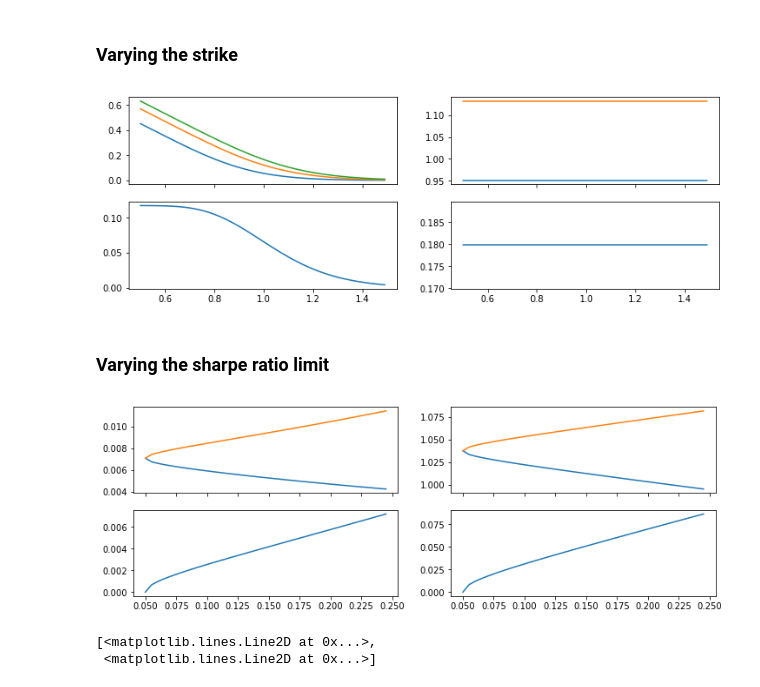
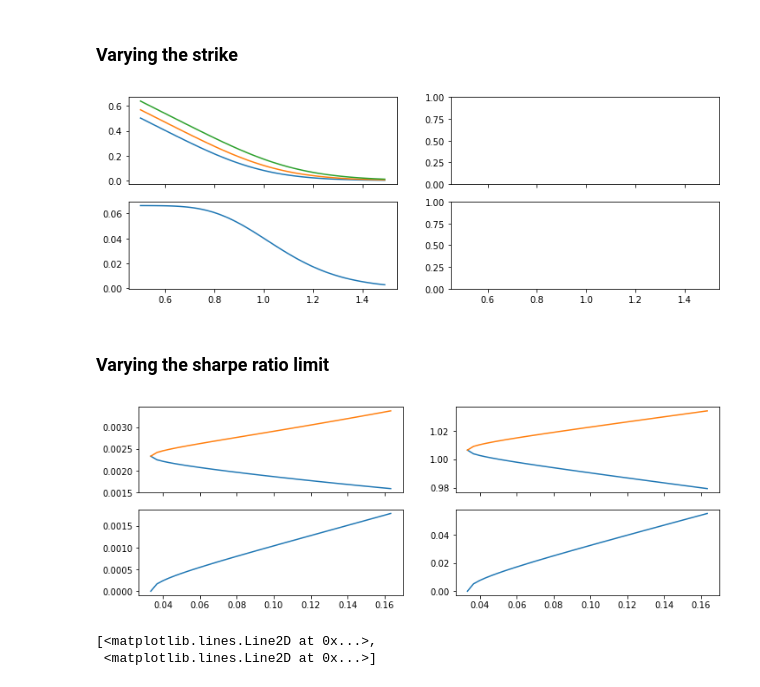
Before and after one commit to sebasv/thesis, a Jupyter notebook: Simulations.ipynb, the cells around one changed output. Drawn from its saved outputs; the diff is of its cells as text; code cells hidden in the pictures.

```diff
--- a/Simulations.ipynb
+++ b/Simulations.ipynb
@@ -25,17 +25,17 @@ sS = .15
 p = .9
 Sh= .5
 r = .5
-qS = -.05
-qV = -.1
+qS = -.005
+qV = -.01
 sV = .2
 sS = .15
-X = np.arange(-1, 1, .01)
+X = np.arange(-1, 1.0, .01)
 YF = np.zeros((len(X), 2))
 YV = np.zeros((len(X), 2))
 
 for r, YFi, YVi in zip(X, YF, YV):
-    gamma_lb = - np.sqrt(Sh**2 - (r*sV + qS)**2) - bar(1,r)*sV
-    gamma_ub = + np.sqrt(Sh**2 - (r*sV + qS)**2) - bar(1,r)*sV
+    gamma_lb = - np.sqrt(Sh**2 - (qS/sS)**2)
+    gamma_ub = + np.sqrt(Sh**2 - (qS/sS)**2)
 
     sigmaM_lb = np.array([qS/sS, gamma_lb, 0])
     muM_lb = -.5 * sigmaM_lb @ sigmaM_lb.T
@@ -81,8 +81,8 @@ YF = np.zeros((len(X), 2))
 YV = np.zeros((len(X), 2))
 
 for qV, YFi, YVi in zip(X, YF, YV):
-    gamma_lb = - np.sqrt(Sh**2 - (r*sV + qS)**2) - bar(1,r)*sV
-    gamma_ub = + np.sqrt(Sh**2 - (r*sV + qS)**2) - bar(1,r)*sV
+    gamma_lb = - np.sqrt(Sh**2 - (qS/sS)**2)
+    gamma_ub = + np.sqrt(Sh**2 - (qS/sS)**2)
 
     sigmaM_lb = np.array([qS/sS, gamma_lb, 0])
     muM_lb = -.5 * sigmaM_lb @ sigmaM_lb.T
@@ -113,8 +113,8 @@ ax4.plot(X, YV[:,1] - YV[:,0]);
 p = .9
 Sh= .5
 r = .5
-qS = -.05
-qV = -.1
+qS = -.005
+qV = -.01
 sV = .2
 sS = .15
 X = np.arange(.2*sS, (Sh - qS) / r, sS/50)
@@ -122,8 +122,8 @@ YF = np.zeros((len(X), 2))
 YV = np.zeros((len(X), 2))
 
 for sV, YFi, YVi in zip(X, YF, YV):
-    gamma_lb = - np.sqrt(Sh**2 - (r*sV + qS)**2) - bar(1,r)*sV
-    gamma_ub = + np.sqrt(Sh**2 - (r*sV + qS)**2) - bar(1,r)*sV
+    gamma_lb = - np.sqrt(Sh**2 - (qS/sS)**2)
+    gamma_ub = + np.sqrt(Sh**2 - (qS/sS)**2)
 
     sigmaM_lb = np.array([qS/sS, gamma_lb, 0])
     muM_lb = -.5 * sigmaM_lb @ sigmaM_lb.T
@@ -161,8 +161,8 @@ sS = .15
 X = np.arange(.5,1.5,.01)
 YF = np.zeros((len(X), 3))
 
-gamma_lb = - np.sqrt(Sh**2 - (r*sV + qS)**2) - bar(1,r)*sV
-gamma_ub = + np.sqrt(Sh**2 - (r*sV + qS)**2) - bar(1,r)*sV
+gamma_lb = - np.sqrt(Sh**2 - (qS/sS)**2)
+gamma_ub = + np.sqrt(Sh**2 - (qS/sS)**2)
 
 sigmaM_lb = np.array([qS/sS, gamma_lb, 0])
 muM_lb = -.5 * sigmaM_lb @ sigmaM_lb.T
@@ -187,52 +187,52 @@ for k, YFi in zip(X, YF):
 
 fix, ((ax1, ax2), (ax3, ax4)) = plt.subplots(nrows=2, ncols=2, figsize=(12,4), sharex=True)
 ax1.plot(X, YF)
-ax2.plot(X, YV)
+# ax2.plot(X, YV)
 ax3.plot(X, YF[:,1] - YF[:,0]);
-ax4.plot(X, YV[:,1] - YV[:,0]);
+# ax4.plot(X, YV[:,1] - YV[:,0]);
 # %% [output]
-[figure, old version]
+[figure, new version]
 # %% [markdown]
 ### Varying the sharpe ratio limit
 # %%
 p = .9
 Sh= .5
 r = .5
-qS = -.05
-qV = -.1
+qS = -.005
+qV = -.01
 sV = .2
 sS = .15
-X = np.arange(r*sV + qS, (r*sV + qS)*5, (r*sV + qS)/10)
+X = np.abs(qS/sS)*np.arange(1, 5, .1)
 YF = np.zeros((len(X), 2))
 YV = np.zeros((len(X), 2))
 
 for Sh, YFi, YVi in zip(X, YF, YV):
-    gamma_lb = - np.sqrt(Sh**2 - (r*sV + qS)**2) - bar(1,r)*sV
-    gamma_ub = + np.sqrt(Sh**2 - (r*sV + qS)**2) - bar(1,r)*sV
+    gamma_lb = - np.sqrt(Sh**2 - (qS/sS)**2)
+    gamma_ub = + np.sqrt(Sh**2 - (qS/sS)**2)
 
     sigmaM_lb = np.array([qS/sS, gamma_lb, 0])
     muM_lb = -.5 * sigmaM_lb @ sigmaM_lb.T
 
     sigmaM_ub = np.array([qS/sS, gamma_ub, 0])
     muM_ub = -.5 * sigmaM_ub @ sigmaM_ub.T
 
     sigmaV = np.array([sV*r, sV*bar(1,r), 0])
     muV = -qV -.5 * sigmaV @ sigmaV.T
 
     V = np.exp(muV + sigmaV @ W)
     M_lb = np.exp(muM_lb + sigmaM_lb @ W)
     M_ub = np.exp(muM_ub + sigmaM_ub @ W)
     F = np.maximum(0, V-k)
     YFi += np.array([np.mean(M_lb*F), np.mean(M_ub*F)])
     YVi += np.array([np.mean(M_lb*V), np.mean(M_ub*V)])
 
 fix, ((ax1, ax2), (ax3, ax4)) = plt.subplots(nrows=2, ncols=2, figsize=(12,4), sharex=True)
 ax1.plot(X, YF)
 ax2.plot(X, YV)
 ax3.plot(X, YF[:,1] - YF[:,0]);
 ax4.plot(X, YV[:,1] - YV[:,0]);
 # %% [output]
-[figure, old version]
+[figure, new version]
 # %%
 for p, yi in zip(X, Y):
     x = np.maximum(k, np.exp(mux + sigmax @ W))
```
Also changed, not shown: parts of 7 cells of this notebook, 1 other file.
